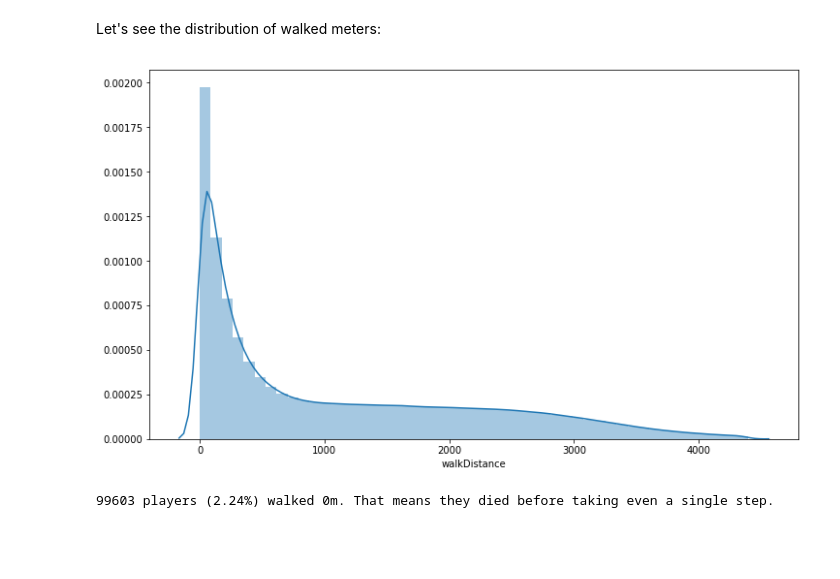
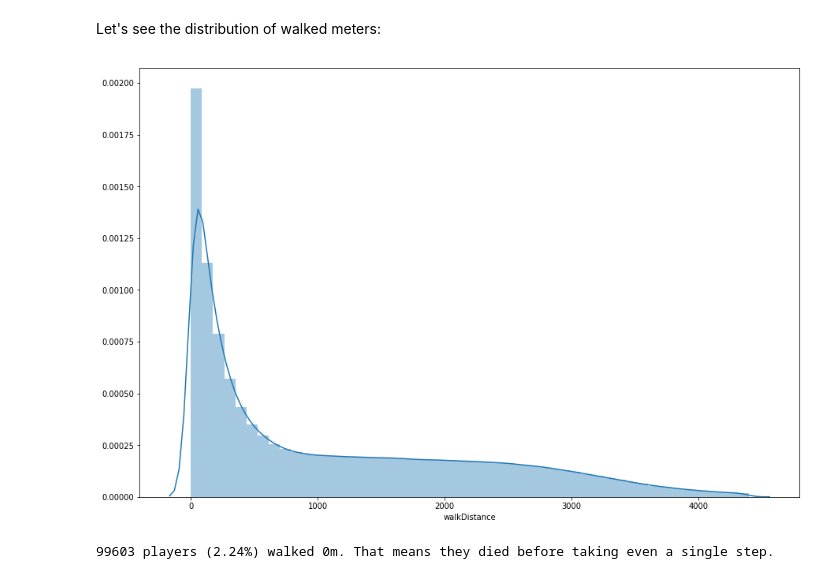
Before and after one commit to nihitprakash/PUBG, a Jupyter notebook: PUBG_EDA.ipynb, the cells around one changed output. Drawn from its saved outputs; the diff is of its cells as text; code cells hidden in the pictures; blank space fills up the shorter version.

```diff
--- a/PUBG_EDA.ipynb
+++ b/PUBG_EDA.ipynb
@@ -280,13 +346,14 @@ Let's see the distribution of walked meters:
 # %%
 data = train.copy()
 
 #removing the top 1%
 data = data.loc[data['walkDistance'] <= data.walkDistance.quantile(0.99)]
-plt.figure(figsize=(12,7))
-sns.distplot(data['walkDistance'])
+
+fig, ax = plt.subplots(figsize=(15, 10))
+sns.distplot(data['walkDistance'], ax=ax)
 plt.show()
 # %% [output]
-[figure, old version]
+[figure, new version]
 # %%
 print("{} players ({:.2f}%) walked 0m. That means they died before taking even a single step.".format(len(data.loc[data['walkDistance']==0]),(len(data.loc[data['walkDistance']==0])/len(train))*100 ))
 # %% [output]
```
Also changed, not shown: parts of 43 cells of this notebook.
